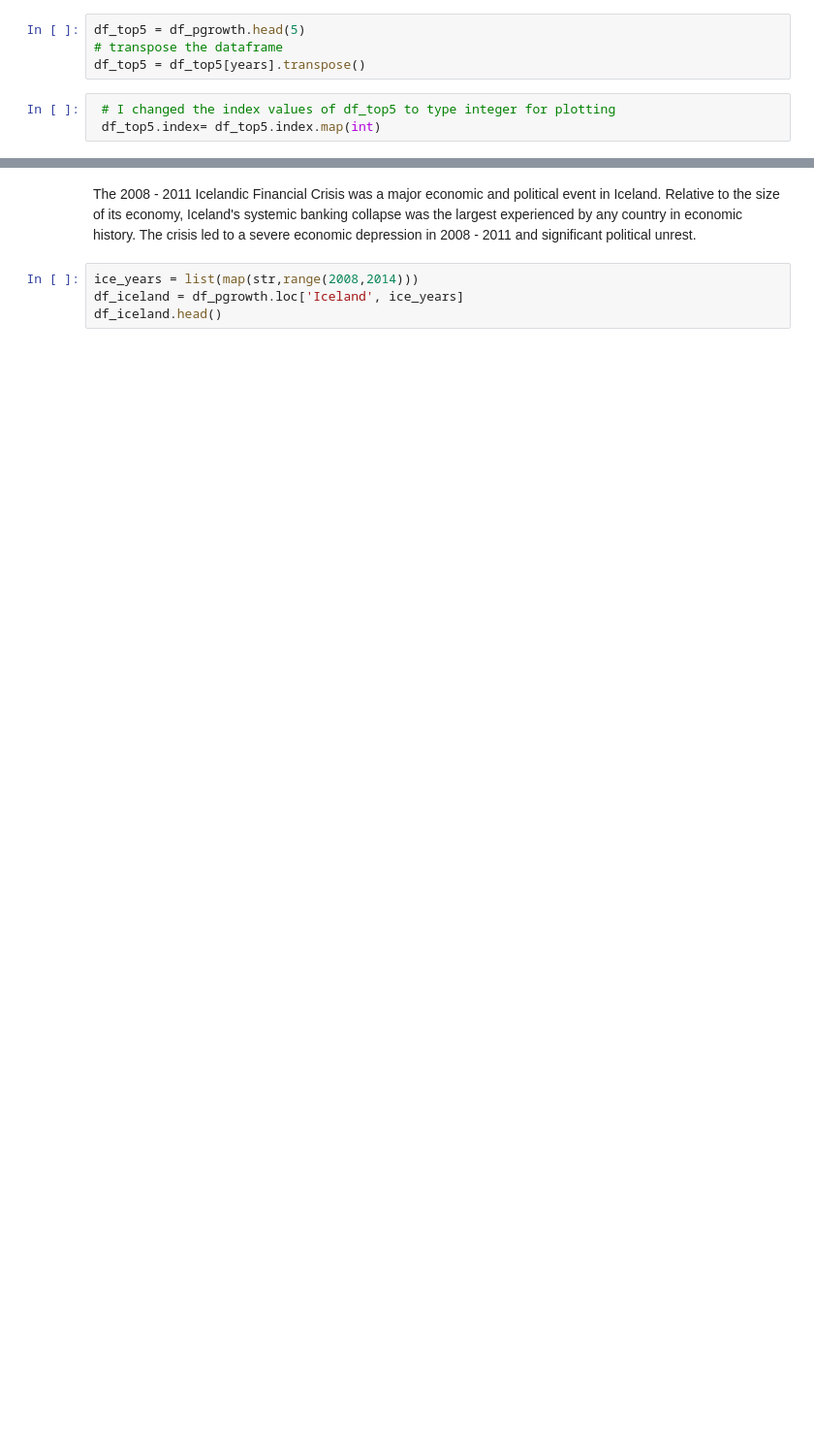
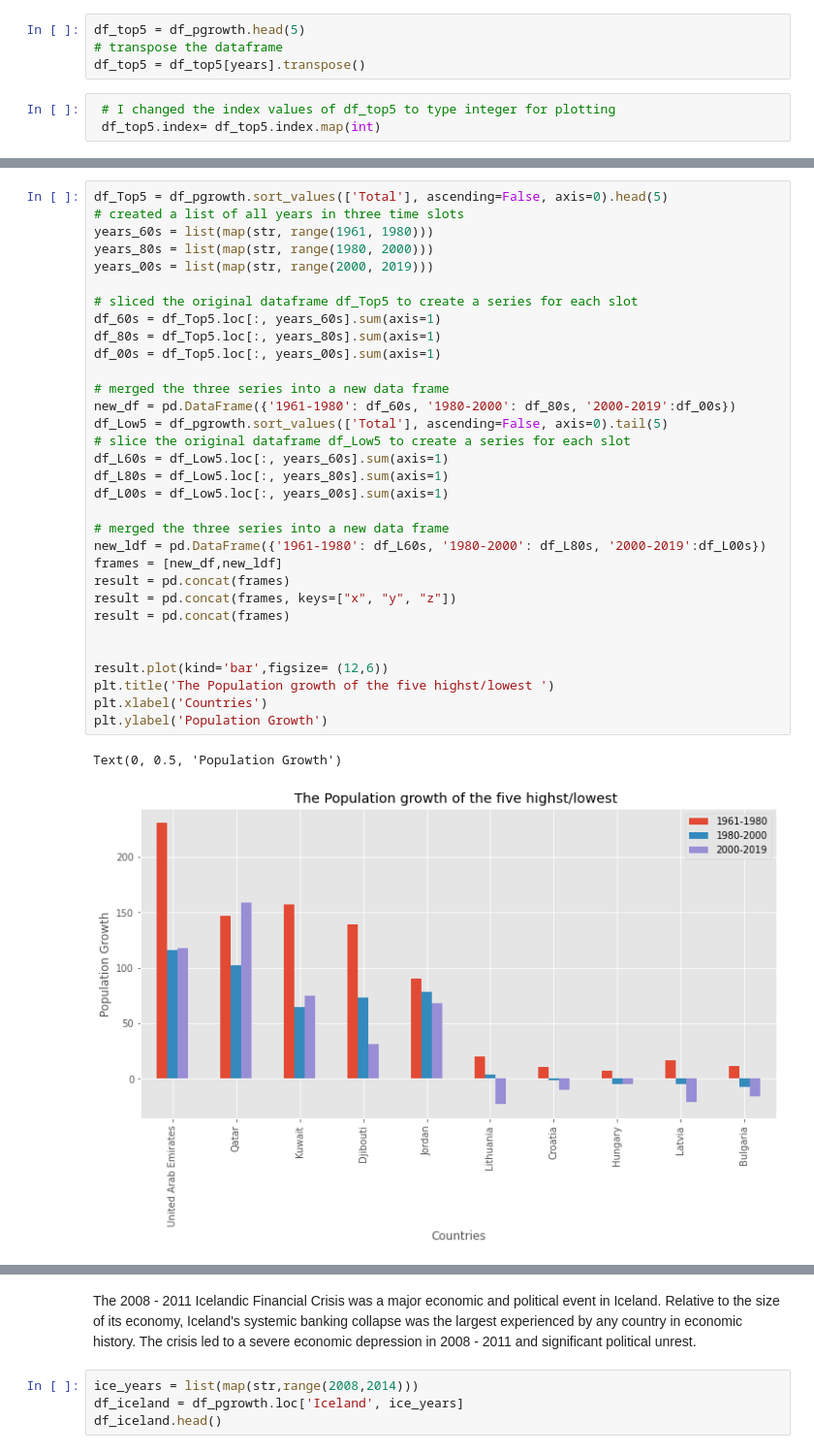
Before and after one commit to sjelodari/sjelodari.github.io, a Jupyter notebook: 17042021Kaggeltrain(worldpopulation).ipynb, the cells around one changed output, grey strips where cells are left out. Shown at 97% size. Saved outputs shown, nothing was run; the diff lists cells and outputs as text; blank space fills up the shorter version.

```diff
--- a/17042021Kaggeltrain(worldpopulation).ipynb
+++ b/17042021Kaggeltrain(worldpopulation).ipynb
@@ -187 +276,36 @@ plt.show()
+# %%
+df_Top5 = df_pgrowth.sort_values(['Total'], ascending=False, axis=0).head(5)
+# created a list of all years in three time slots
+years_60s = list(map(str, range(1961, 1980)))
+years_80s = list(map(str, range(1980, 2000)))
+years_00s = list(map(str, range(2000, 2019)))
+
+# sliced the original dataframe df_Top5 to create a series for each slot
+df_60s = df_Top5.loc[:, years_60s].sum(axis=1)
+df_80s = df_Top5.loc[:, years_80s].sum(axis=1)
+df_00s = df_Top5.loc[:, years_00s].sum(axis=1)
+
+# merged the three series into a new data frame
+new_df = pd.DataFrame({'1961-1980': df_60s, '1980-2000': df_80s, '2000-2019':df_00s})
+df_Low5 = df_pgrowth.sort_values(['Total'], ascending=False, axis=0).tail(5)
+# slice the original dataframe df_Low5 to create a series for each slot
+df_L60s = df_Low5.loc[:, years_60s].sum(axis=1)
+df_L80s = df_Low5.loc[:, years_80s].sum(axis=1)
+df_L00s = df_Low5.loc[:, years_00s].sum(axis=1)
+
+# merged the three series into a new data frame
+new_ldf = pd.DataFrame({'1961-1980': df_L60s, '1980-2000': df_L80s, '2000-2019':df_L00s})
+frames = [new_df,new_ldf]
+result = pd.concat(frames)
+result = pd.concat(frames, keys=["x", "y", "z"])
+result = pd.concat(frames)
+
+
+result.plot(kind='bar',figsize= (12,6))
+plt.title('The Population growth of the five highst/lowest ')
+plt.xlabel('Countries')
+plt.ylabel('Population Growth')
+# %% [output]
+Text(0, 0.5, 'Population Growth')
+[figure, added]
 # %% [markdown]
```
Also changed, not shown: parts of 30 cells of this notebook.
